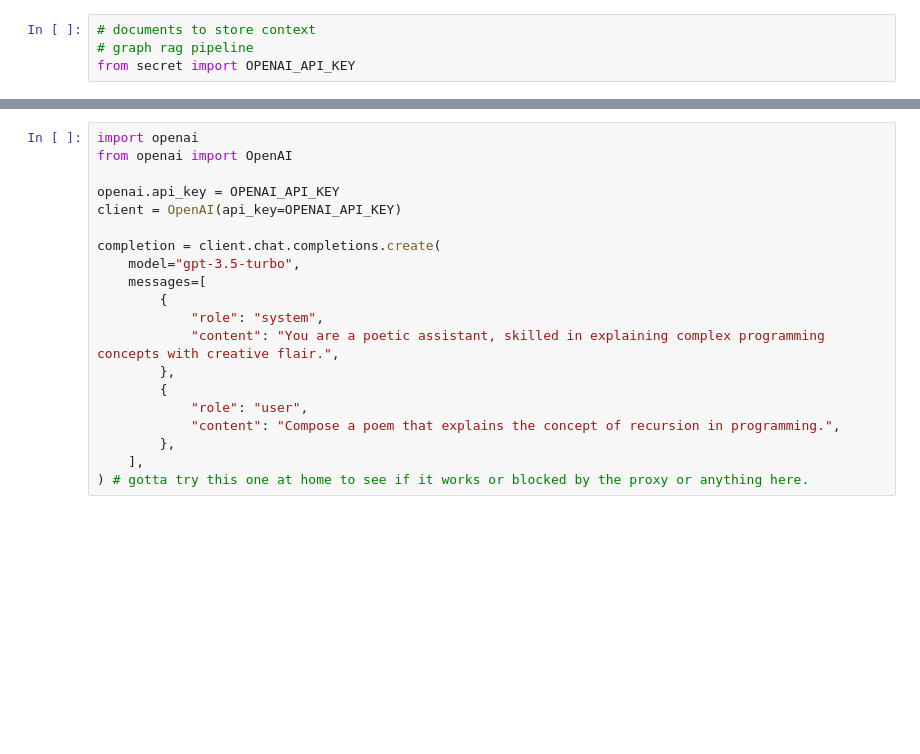
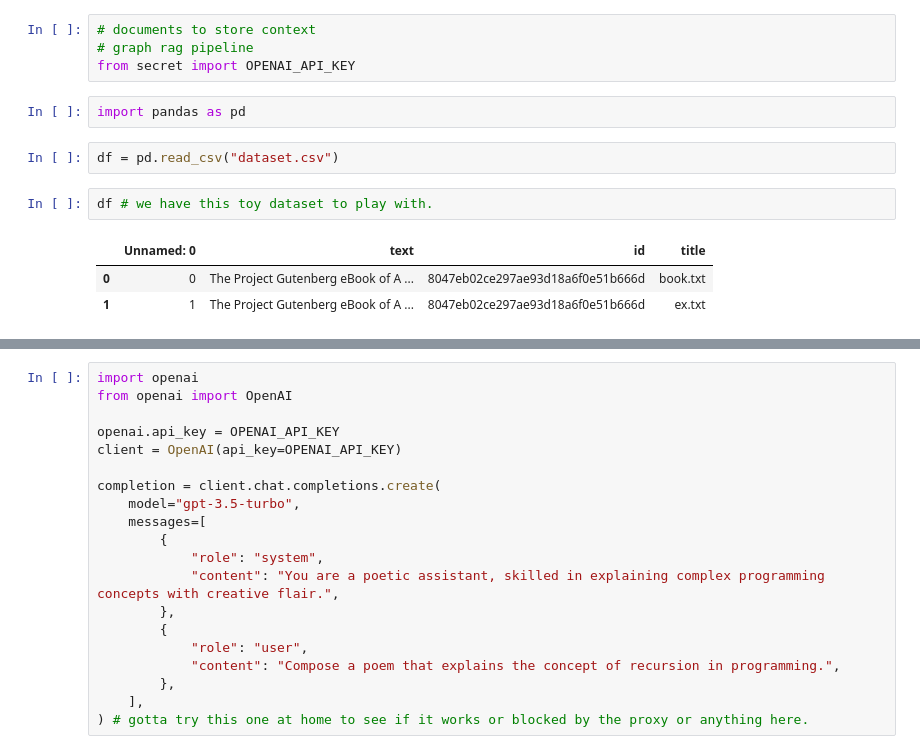
Before and after one commit to ChihchengHsieh/graphrage_for_all, a Jupyter notebook: indexing_inq.ipynb, the cells around one changed output, grey strips where cells are left out. Drawn from its saved outputs; the diff is of its cells as text; blank space fills up the shorter version.

```diff
--- a/indexing_inq.ipynb
+++ b/indexing_inq.ipynb
@@ -2,3 +2,13 @@
 # documents to store context
 # graph rag pipeline
 from secret import OPENAI_API_KEY
+# %%
+import pandas as pd
+# %%
+df = pd.read_csv("dataset.csv")
+# %%
+df # we have this toy dataset to play with.
+# %% [output]
+|  | Unnamed: 0 | text | id | title |
+| 0 | 0 | The Project Gutenberg eBook of A ... | 8047eb02ce297ae93d18a6f0e51b666d | book.txt |
+| 1 | 1 | The Project Gutenberg eBook of A ... | 8047eb02ce297ae93d18a6f0e51b666d | ex.txt |
```
Also changed, not shown: parts of 3 cells of this notebook, 10 other files.
